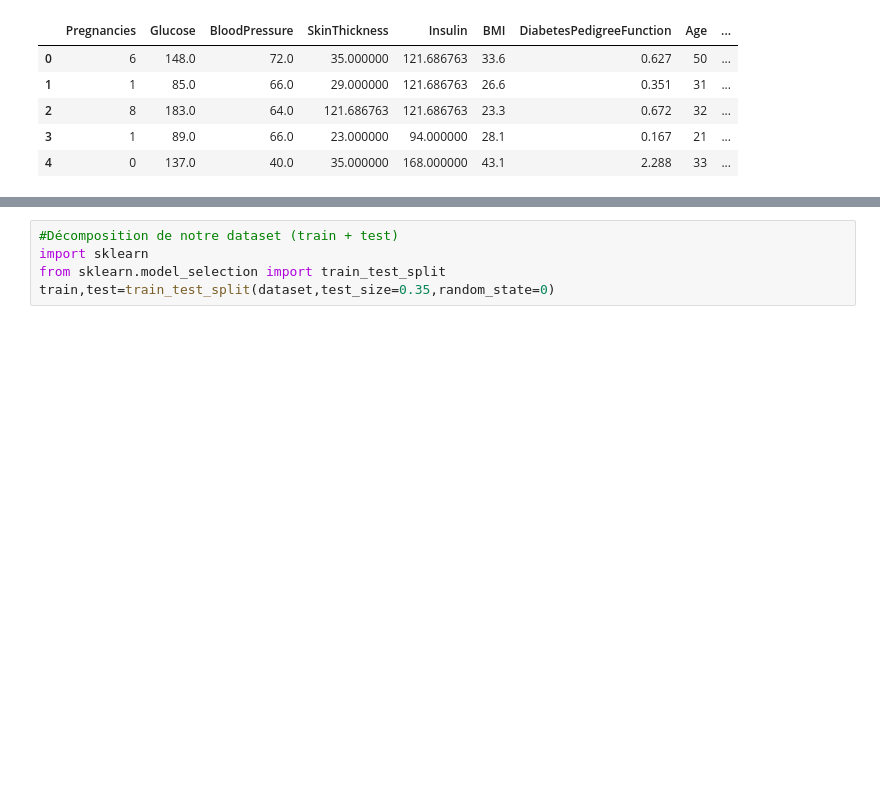
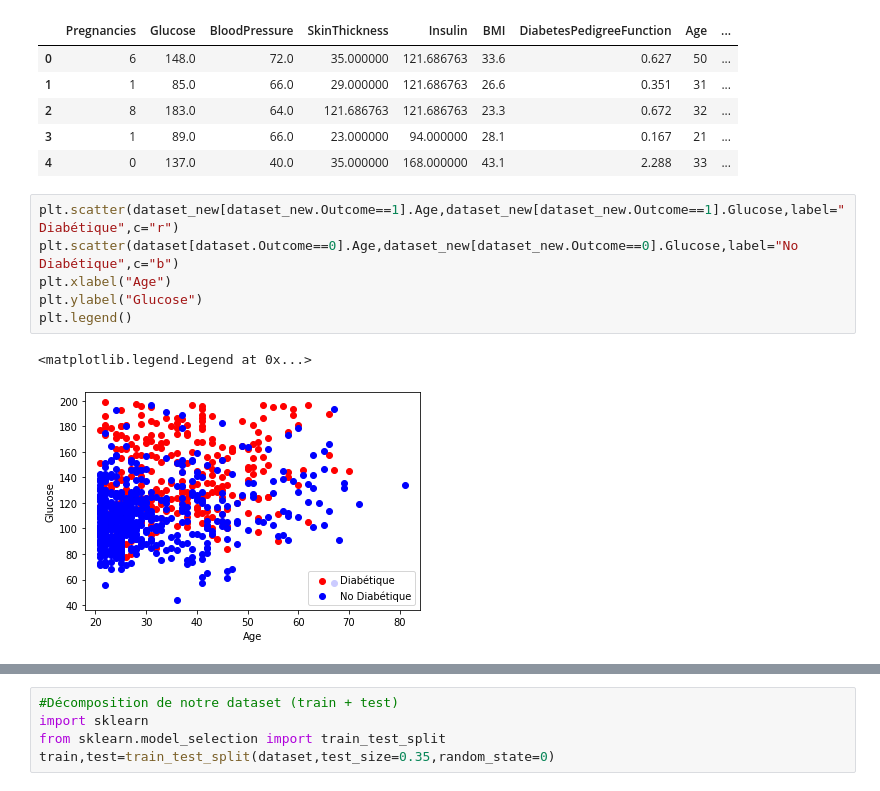
Before and after one commit to Lounes-Kheris98/diabete.predict, a Jupyter notebook: Predict_Diabets_OA.ipynb, the cells around one changed output, grey strips where cells are left out. Saved outputs shown, nothing was run; the diff lists cells and outputs as text; blank space fills up the shorter version.

Commit message:
Visualization of data again

```diff
--- a/Predict_Diabets_OA.ipynb
+++ b/Predict_Diabets_OA.ipynb
@@ -206,3 +207,12 @@ dataset_new.head()
 | 2 | 8 | 183.0 | 64.0 | 121.686763 | 121.686763 | 23.3 | 0.672 | 32 | ... |
 | 3 | 1 | 89.0 | 66.0 | 23.000000 | 94.000000 | 28.1 | 0.167 | 21 | ... |
 | 4 | 0 | 137.0 | 40.0 | 35.000000 | 168.000000 | 43.1 | 2.288 | 33 | ... |
+# %%
+plt.scatter(dataset_new[dataset_new.Outcome==1].Age,dataset_new[dataset_new.Outcome==1].Glucose,label="Diabétique",c="r")
+plt.scatter(dataset[dataset.Outcome==0].Age,dataset_new[dataset_new.Outcome==0].Glucose,label="No Diabétique",c="b")
+plt.xlabel("Age")
+plt.ylabel("Glucose")
+plt.legend()
+# %% [output]
+<matplotlib.legend.Legend at 0x...>
+[figure, added]
```
Also changed, not shown: parts of 16 cells of this notebook.
